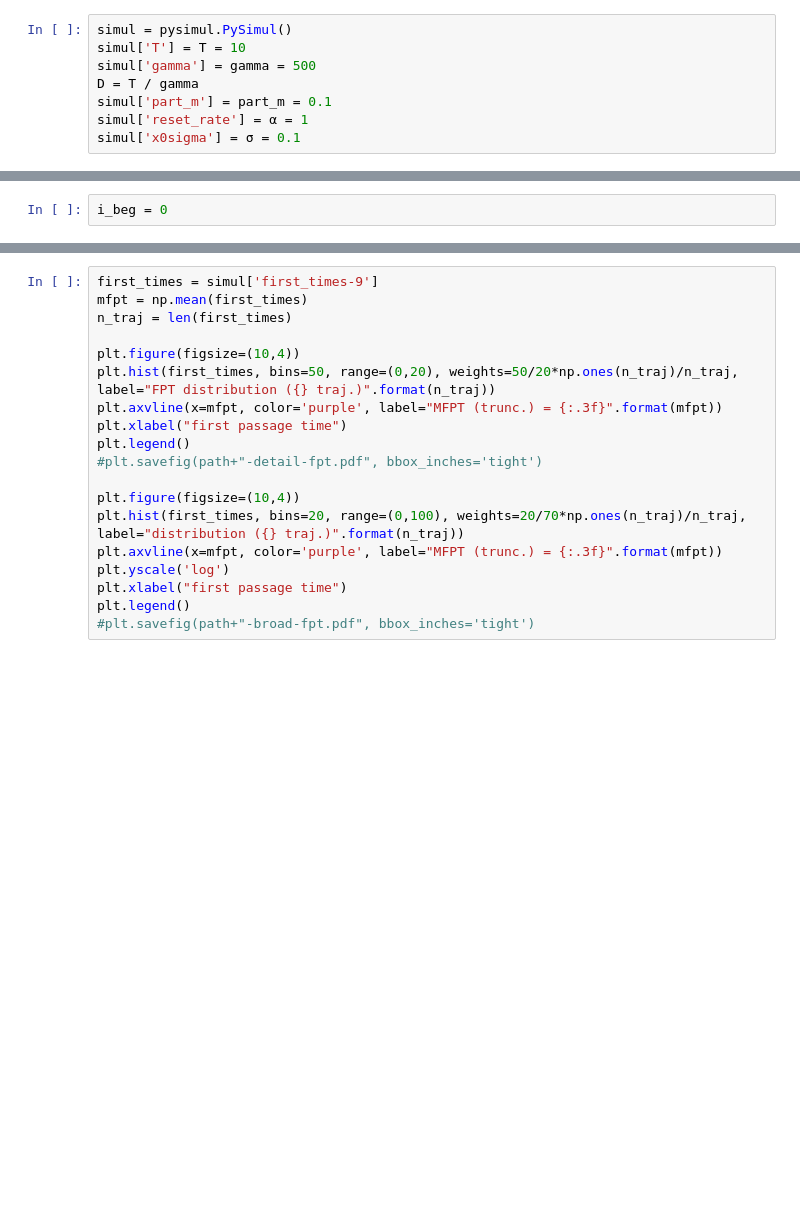
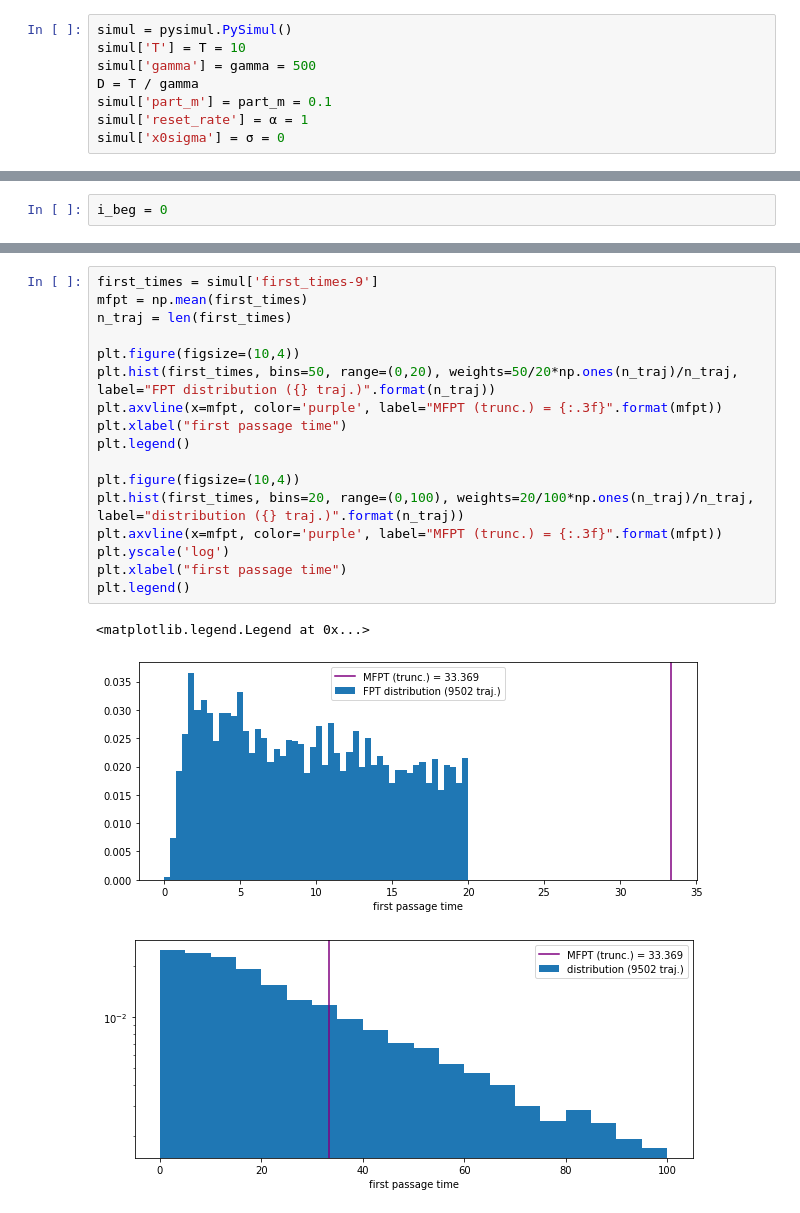
Before and after one commit to xif-fr/BrownianMotion, a Jupyter notebook: langevin-mfpt/langevin-ft-automated.ipynb, the cells around one changed output, grey strips where cells are left out. Cells and saved outputs as stored; diff of their text form; blank space fills up the shorter version.

Commit message:
langevin simulations with m=0

```diff
--- a/langevin-mfpt/langevin-ft-automated.ipynb
+++ b/langevin-mfpt/langevin-ft-automated.ipynb
@@ -13,7 +12,7 @@ simul['gamma'] = gamma = 500
 D = T / gamma
 simul['part_m'] = part_m = 0.1
 simul['reset_rate'] = α = 1
-simul['x0sigma'] = σ = 0.1
+simul['x0sigma'] = σ = 0
 # %%
 simul.start()
 # %%
@@ -51,19 +52,21 @@ simul.explicit_unlock()
 # %%
 first_times = simul['first_times-9']
 mfpt = np.mean(first_times)
 n_traj = len(first_times)
 
 plt.figure(figsize=(10,4))
 plt.hist(first_times, bins=50, range=(0,20), weights=50/20*np.ones(n_traj)/n_traj, label="FPT distribution ({} traj.)".format(n_traj))
 plt.axvline(x=mfpt, color='purple', label="MFPT (trunc.) = {:.3f}".format(mfpt))
 plt.xlabel("first passage time")
 plt.legend()
-#plt.savefig(path+"-detail-fpt.pdf", bbox_inches='tight')
 
 plt.figure(figsize=(10,4))
-plt.hist(first_times, bins=20, range=(0,100), weights=20/70*np.ones(n_traj)/n_traj, label="distribution ({} traj.)".format(n_traj))
+plt.hist(first_times, bins=20, range=(0,100), weights=20/100*np.ones(n_traj)/n_traj, label="distribution ({} traj.)".format(n_traj))
 plt.axvline(x=mfpt, color='purple', label="MFPT (trunc.) = {:.3f}".format(mfpt))
 plt.yscale('log')
 plt.xlabel("first passage time")
 plt.legend()
-#plt.savefig(path+"-broad-fpt.pdf", bbox_inches='tight')
+# %% [output]
+<matplotlib.legend.Legend at 0x...>
+[figure, added]
+[figure, added]
```
Also changed, not shown: parts of 3 cells of this notebook, 7 other files.
